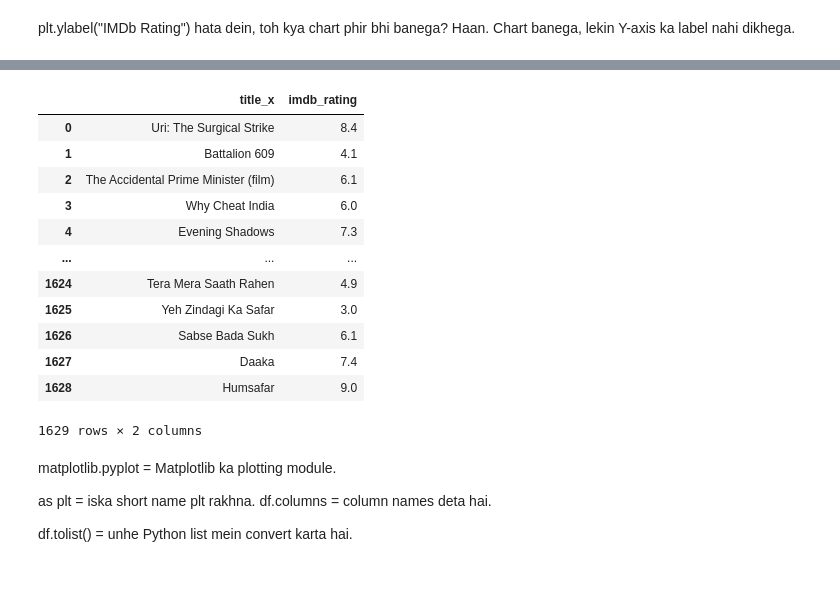
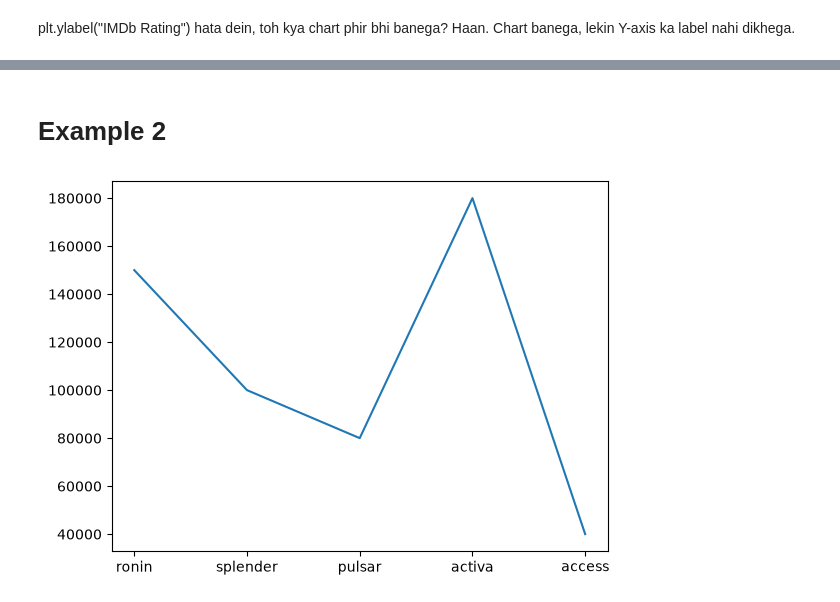
Before and after one commit to shivamdhamange/DATA-SCIENCE, a Jupyter notebook: shivam/day 16 matplotlib.ipynb, the cells around one changed output, grey strips where cells are left out. Drawn from its saved outputs; the diff is of its cells as text; code cells hidden in the pictures.

```diff
--- a/shivam/day 16 matplotlib.ipynb
+++ b/shivam/day 16 matplotlib.ipynb
@@ -112,23 +73,15 @@ df.columns.to_list()
-# %%
-df[["title_x","imdb_rating"]]
-# %% [output]
-|  | title_x | imdb_rating |
-| 0 | Uri: The Surgical Strike | 8.4 |
-| 1 | Battalion 609 | 4.1 |
-| 2 | The Accidental Prime Minister (film) | 6.1 |
-| 3 | Why Cheat India | 6.0 |
-| 4 | Evening Shadows | 7.3 |
-| ... | ... | ... |
-| 1624 | Tera Mera Saath Rahen | 4.9 |
-| 1625 | Yeh Zindagi Ka Safar | 3.0 |
-| 1626 | Sabse Bada Sukh | 6.1 |
-| 1627 | Daaka | 7.4 |
-| 1628 | Humsafar | 9.0 |
-1629 rows × 2 columns
-# %% [markdown]
-matplotlib.pyplot = Matplotlib ka plotting module.
-
-as plt = iska short name plt rakhna.
-df.columns = column names deta hai.
-
-df.tolist() = unhe Python list mein convert karta hai.
+# %% [markdown]
+# Example 2
+# %%
+bikes = ["ronin","splender","pulsar","activa","access"]  # x axis
+prices = [150000,100000,80000,180000,40000]    # y axis
+
+plt.plot(bikes,prices)  # line chart banata hai      plt.plot(movies,ratings)
+
+plt.show()  # chart display karta hai
+
+
+#movies -- X axis par movie names
+# ratings -- Y axis par ratings hai
+# %% [output]
+[figure, added]
```
Also changed, not shown: parts of 47 cells of this notebook, 1 other file.
